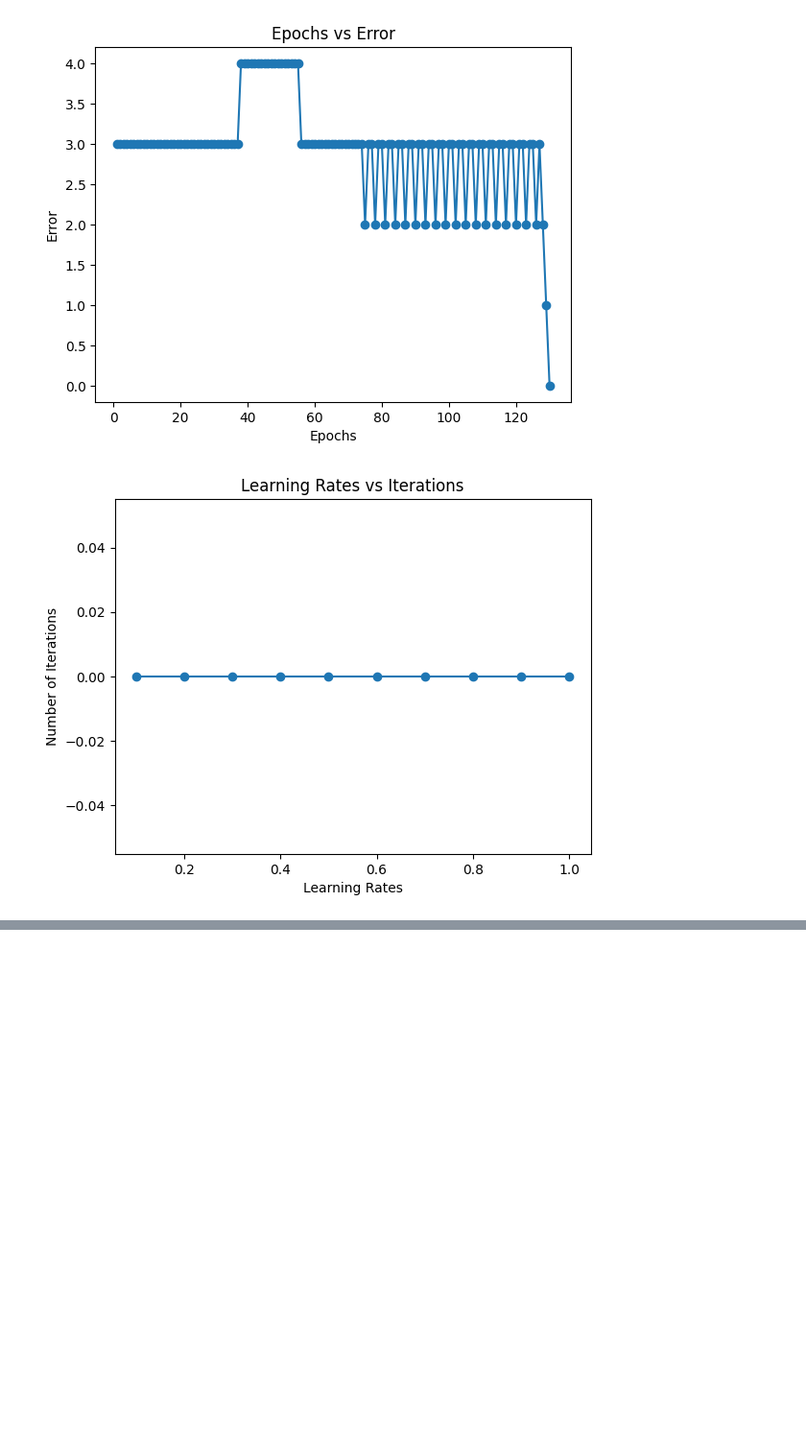
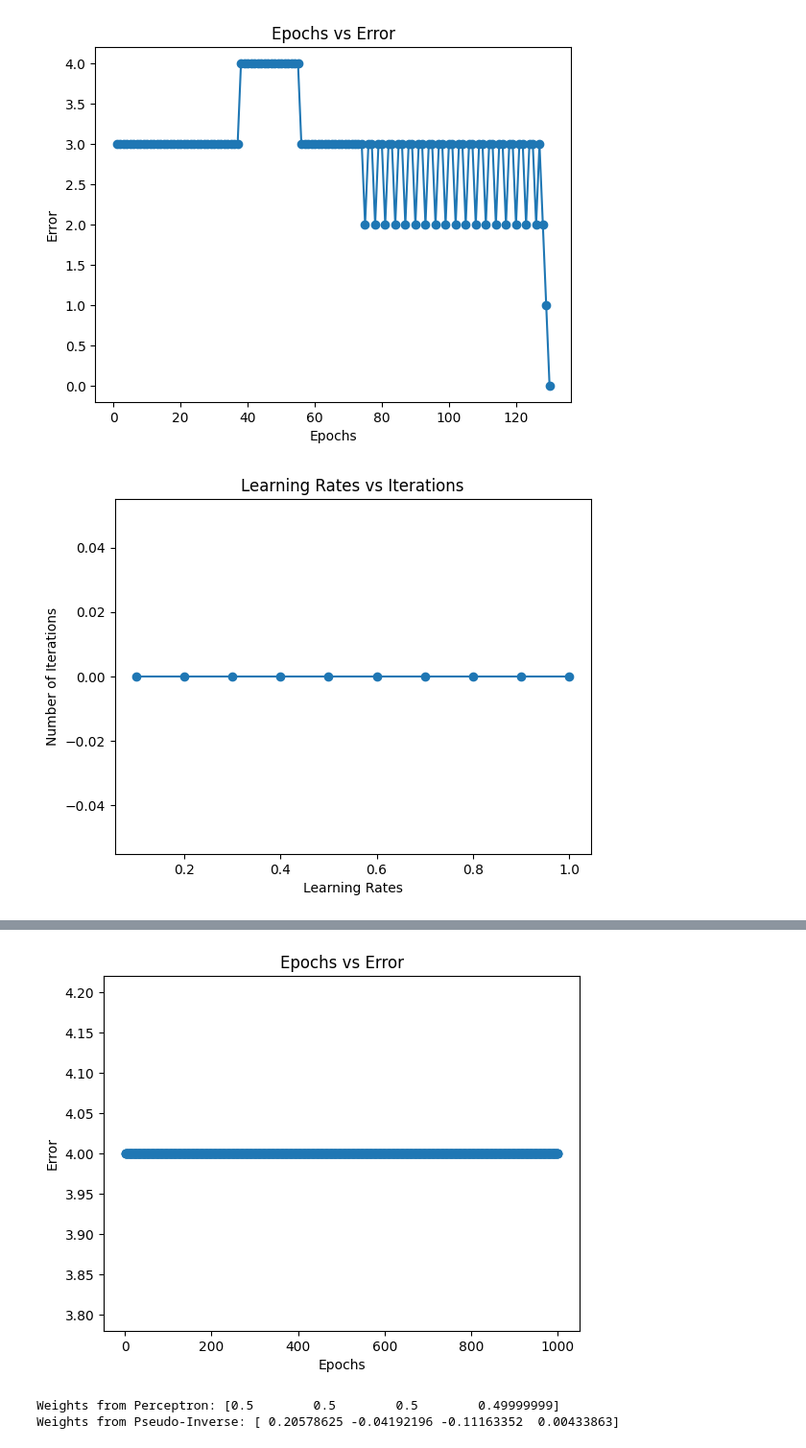
Before and after one commit to anirudh8124/Machine-Learning-21020, a Jupyter notebook: Copy of ML for 10th.ipynb, the cells around one changed output, grey strips where cells are left out. Shown: that part at 96% size. Saved outputs shown, nothing was run; the diff lists cells and outputs as text; code cells hidden in the pictures; blank space fills up the shorter version.

```diff
--- a/Copy of ML for 10th.ipynb
+++ b/Copy of ML for 10th.ipynb
@@ -85,0 +106,64 @@ plt.show()
+# %%
+#A5 Use customer data provided below. Build a perceptron & learn to classify the transactions as
+#high or low value as provided in the below table. Use sigmoid as the activation function. Initialize the weights & learning rate with your choice.
+# Customer data
+customer_data = np.array([
+    [1, 2, 3, 120],
+    [2, 1, 1, 89],
+    [3, 2, 3, 93],
+    [1, 9, 1, 110],
+    [2, 4, 2, 280],
+    [2, 1, 5, 167],
+    [1, 5, 2, 271],
+    [1, 8, 4, 274],
+    [2, 1, 1, 48],
+    [1, 6, 4, 198]
+])
+# High value transactions
+target = np.array([1, 1, 1, 0, 1, 0, 1, 1, 0, 0])
+
+# Initialize weights and learning rate
+weights = np.array([0.5, 0.5, 0.5, 0.5])
+learning_rate = 0.05
+
+# Sigmoid activation function
+def sigmoid(x):
+    return 1 / (1 + np.exp(-x))
+
+# Training the perceptron
+epochs = 1000
+errors = []
+
+for epoch in range(epochs):
+    total_error = 0
+    for i in range(len(customer_data)):
+        # Calculate the predicted output
+        predicted = sigmoid(np.dot(customer_data[i], weights))
+
+        # Update weights
+        error = target[i] - predicted
+        total_error += error ** 2
+        weights += learning_rate * error * predicted * (1 - predicted) * customer_data[i]
+
+    errors.append(total_error)
+
+    # Check for convergence
+    if total_error <= 0.002:
+        print(f"Converged after {epoch} epochs.")
+        break
+
+# Plotting epochs against error values
+plt.plot(range(1, len(errors) + 1), errors, marker='o')
+plt.xlabel('Epochs')
+plt.ylabel('Error')
+plt.title('Epochs vs Error')
+plt.show()
+#A6 Compare the results obtained from above perceptron learning to the ones obtained with matrix pseudo-inverse.
+# Using matrix pseudo-inverse
+pseudo_inv_weights = np.linalg.pinv(customer_data) @ target
+print("Weights from Perceptron:", weights)
+print("Weights from Pseudo-Inverse:", pseudo_inv_weights)
+# %% [output]
+[figure, added]
+Weights from Perceptron: [0.5        0.5        0.5        0.49999999]
+Weights from Pseudo-Inverse: [ 0.20578625 -0.04192196 -0.11163352  0.00433863]
```
Also changed, not shown: parts of 4 cells of this notebook.
